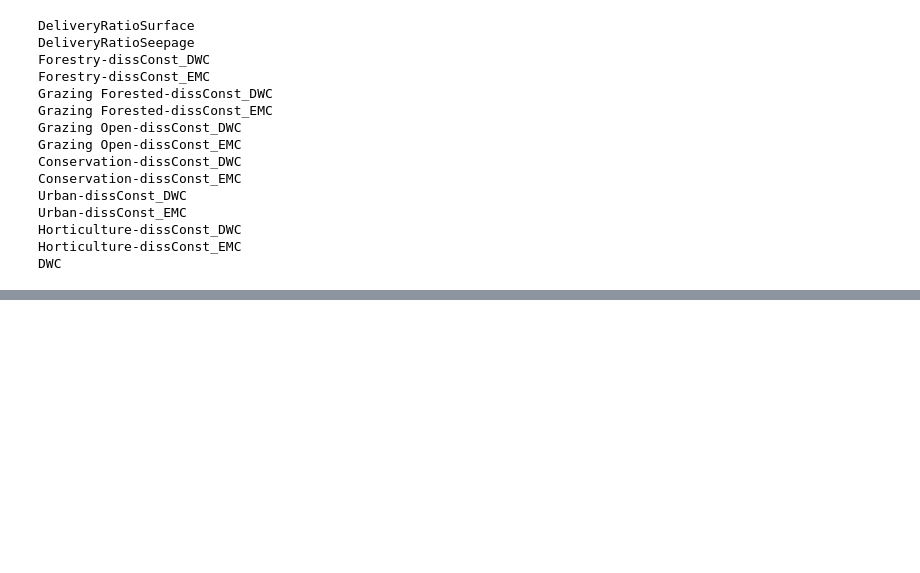
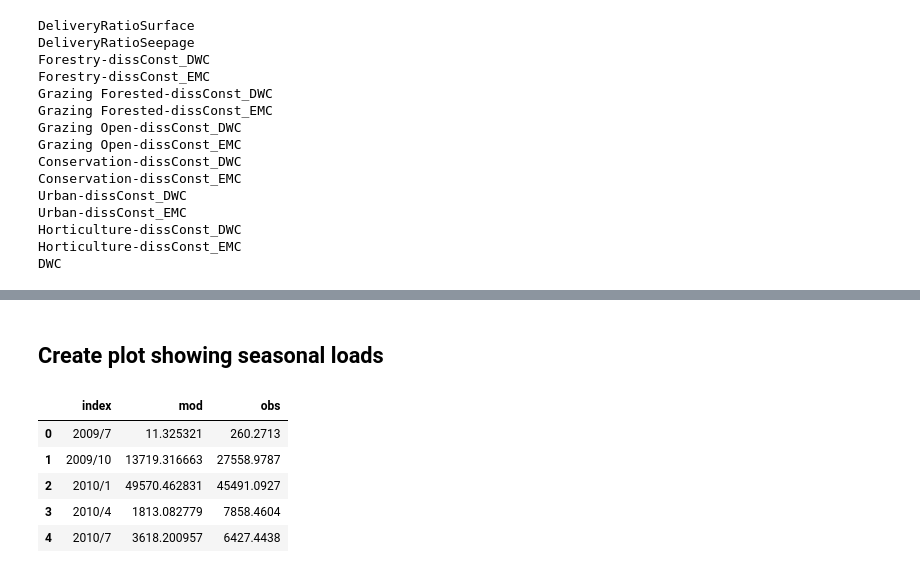
Before and after one commit to QianWanghhu/WQUNC, a Jupyter notebook: src/Plotting_Paper_3.ipynb, the cells around one changed output, grey strips where cells are left out. Cells and saved outputs as stored; diff of their text form; code cells hidden in the pictures; blank space fills up the shorter version.

Commit message:
Calculate seasonal loads and create the plot showing the results.

```diff
--- a/src/Plotting_Paper_3.ipynb
+++ b/src/Plotting_Paper_3.ipynb
@@ -240,0 +243,20 @@ DWC
+# %%
+# Import the file of event loads.
+fn_event_load = f'{outpath}event_obs_info_new.csv'
+event_data = pd.read_csv(fn_event_load, index_col='ID')
+event_data['start'] = pd.to_datetime(event_data['start'])
+event_data['end'] = pd.to_datetime(event_data['end'])
+event_data['peaktime_flow_d'] = pd.to_datetime(event_data['peaktime_flow_d'])
+# Calcualte the relative difference of event loads.
+event_data['event_load_diff'] = (event_data['mod_event_loads(kg)'] - event_data['obs_event_loads(kg)'])
+event_data['elc_diff'] = event_data['mod_event_load_coefficients'] - event_data['event_load_coefficients']
+# %%
+# Convert datetime to theta
+for ii in event_data.index:
+    y = event_data.loc[ii, 'peaktime_flow_d'].year
+    startDay = datetime.date(y, 1, 1)
+    dayCount = event_data.loc[ii, 'peaktime_flow_d'].date() - startDay
+    if (y % 4 == 0):
+        event_data.loc[ii, 'theta'] = dayCount / 366 * 2 * np.pi
+    else:
+        event_data.loc[ii, 'theta'] = dayCount / 365 * 2 * np.pi
@@ -240,0 +268,23 @@ DWC
+# %% [markdown]
+## Create plot showing seasonal loads
+# %%
+data_mon = pd.read_csv(f'{outpath}month_loads_sources.csv')
+df_seasonal = {'mod':{}, 'obs':{}}
+# %%
+# Calculate the seasonal din loads
+for ii in range(0, data_mon.index[-1], 3):
+    t_mon = data_mon.Month[ii]
+    df_seasonal['mod'][t_mon] = data_mon.loc[ii:(ii+3), 'mod_all'].sum()
+    df_seasonal['obs'][t_mon] = data_mon.loc[ii:(ii+3), 'obs'].sum()
+
+# Convert the dict to dataframe
+df_seasonal = pd.DataFrame.from_dict(df_seasonal)
+df_seasonal.reset_index(inplace=True)
+df_seasonal.head()
+# %% [output]
+|  | index | mod | obs |
+| 0 | 2009/7 | 11.325321 | 260.2713 |
+| 1 | 2009/10 | 13719.316663 | 27558.9787 |
+| 2 | 2010/1 | 49570.462831 | 45491.0927 |
+| 3 | 2010/4 | 1813.082779 | 7858.4604 |
+| 4 | 2010/7 | 3618.200957 | 6427.4438 |
```
Also changed, not shown: parts of 3 cells of this notebook.
